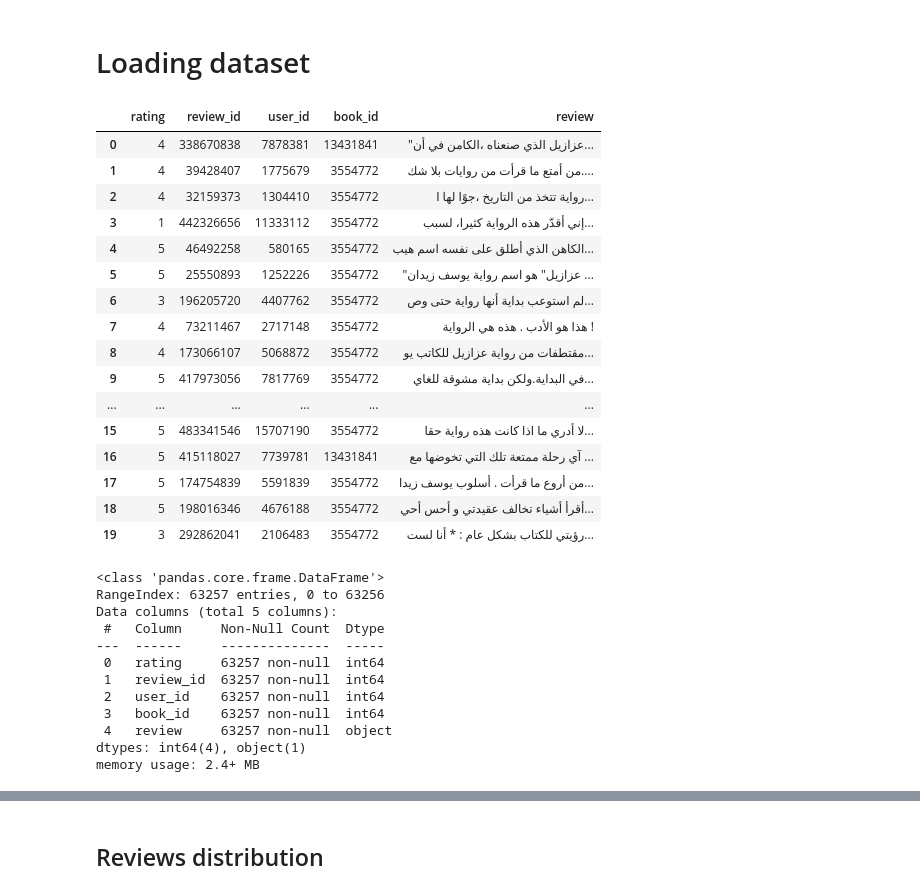
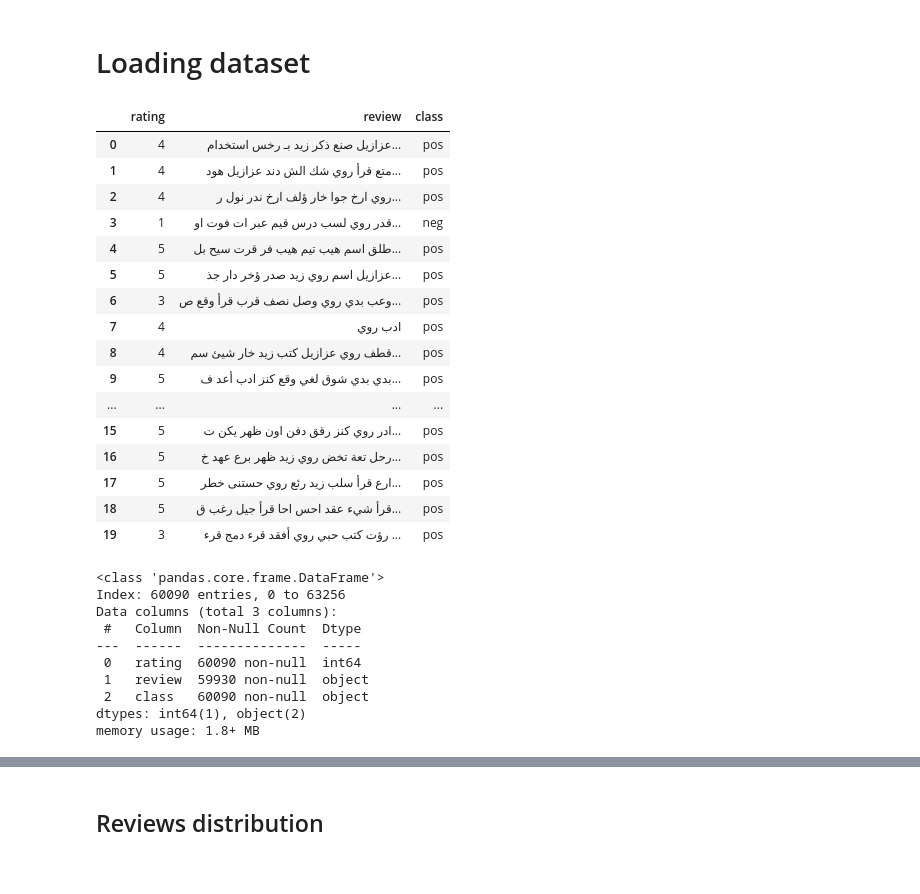
Before and after one commit to OtmaneDaoudi/Arabic-sentiment-analysis, a Jupyter notebook: arabic_sentiment_analysis.ipynb, the cells around one changed output, grey strips where cells are left out. Cells and saved outputs as stored; diff of their text form; code cells hidden in the pictures.

Commit message:
add LABR and models

```diff
--- a/arabic_sentiment_analysis.ipynb
+++ b/arabic_sentiment_analysis.ipynb
@@ -39,39 +50,39 @@ from sklearn.feature_extraction.text import CountVectorizer
 # %% [markdown]
 # Loading dataset
 # %%
-SEED = 21
-dataset = pd.read_csv("./datasets/LABR/reviews.tsv", sep = '\t', header=None, names = ["rating","review_id","user_id","book_id","review"])
-dataset.head(20)
+if os.path.exists("preprocessed_data.csv"):
+    data = pd.read_csv("preprocessed_data.csv", header = 0, names = ["rating","review", "class"])
+else:
+    data = pd.read_csv("./datasets/LABR/reviews.tsv", sep = '\t', header=None, names = ["rating","review_id","user_id","book_id","review"])
+data.head(20)
 # %% [output]
-|  | rating | review_id | user_id | book_id | review |
-| 0 | 4 | 338670838 | 7878381 | 13431841 | "عزازيل الذي صنعناه ،الكامن في أن... |
-| 1 | 4 | 39428407 | 1775679 | 3554772 | من أمتع ما قرأت من روايات بلا شك.... |
-| 2 | 4 | 32159373 | 1304410 | 3554772 | رواية تتخذ من التاريخ ،جوًا لها ا... |
-| 3 | 1 | 442326656 | 11333112 | 3554772 | إني أقدّر هذه الرواية كثيرا، لسبب... |
-| 4 | 5 | 46492258 | 580165 | 3554772 | الكاهن الذي أطلق على نفسه اسم هيب... |
-| 5 | 5 | 25550893 | 1252226 | 3554772 | "عزازيل" هو اسم رواية يوسف زيدان ... |
-| 6 | 3 | 196205720 | 4407762 | 3554772 | لم استوعب بداية أنها رواية حتى وص... |
-| 7 | 4 | 73211467 | 2717148 | 3554772 | هذا هو الأدب . هذه هي الرواية ! |
-| 8 | 4 | 173066107 | 5068872 | 3554772 | مقتطفات من رواية عزازيل للكاتب يو... |
-| 9 | 5 | 417973056 | 7817769 | 3554772 | في البداية.ولكن بداية مشوقة للغاي... |
-| ... | ... | ... | ... | ... | ... |
-| 15 | 5 | 483341546 | 15707190 | 3554772 | لا أدري ما اذا كانت هذه رواية حقا... |
-| 16 | 5 | 415118027 | 7739781 | 13431841 | آي رحلة ممتعة تلك التي تخوضها مع ... |
-| 17 | 5 | 174754839 | 5591839 | 3554772 | من أروع ما قرأت . أسلوب يوسف زيدا... |
-| 18 | 5 | 198016346 | 4676188 | 3554772 | أقرأ أشياء تخالف عقيدتي و أحس أحي... |
-| 19 | 3 | 292862041 | 2106483 | 3554772 | رؤيتي للكتاب بشكل عام : * أنا لست... |
+|  | rating | review | class |
+| 0 | 4 | عزازيل صنع ذكر زيد بـ رخس استخدام... | pos |
+| 1 | 4 | متع قرأ روي شك الش دند عزازيل هود... | pos |
+| 2 | 4 | روي ارخ جوا خار ؤلف ارخ ندر نول ر... | pos |
+| 3 | 1 | قدر روي لسب درس قيم عبر ات فوت او... | neg |
+| 4 | 5 | طلق اسم هيب تيم هيب فر قرت سيح بل... | pos |
+| 5 | 5 | عزازيل اسم روي زيد صدر ؤخر دار جذ... | pos |
+| 6 | 3 | وعب بدي روي وصل نصف قرب قرأ وقع ص... | pos |
+| 7 | 4 | ادب روي | pos |
+| 8 | 4 | قطف روي عزازيل كتب زيد خار شيئ سم... | pos |
+| 9 | 5 | بدي بدي شوق لغي وقع كنز ادب أعد ف... | pos |
+| ... | ... | ... | ... |
+| 15 | 5 | ادر روي كنز رقق دفن اون ظهر يكن ت... | pos |
+| 16 | 5 | رحل تعة تخض روي زيد ظهر برع عهد خ... | pos |
+| 17 | 5 | ارع قرأ سلب زيد رئع روي حستنى خطر... | pos |
+| 18 | 5 | قرأ شيء عقد احس احا قرأ جيل رغب ق... | pos |
+| 19 | 3 | رؤت كتب حبي روي أفقد قرء دمج قرء ... | pos |
 # %%
-dataset.info()
+data.info()
 # %% [output]
 <class 'pandas.core.frame.DataFrame'>
-RangeIndex: 63257 entries, 0 to 63256
-Data columns (total 5 columns):
- #   Column     Non-Null Count  Dtype
----  ------     --------------  -----
- 0   rating     63257 non-null  int64
- 1   review_id  63257 non-null  int64
- 2   user_id    63257 non-null  int64
- 3   book_id    63257 non-null  int64
- 4   review     63257 non-null  object
-dtypes: int64(4), object(1)
-memory usage: 2.4+ MB
+Index: 60090 entries, 0 to 63256
+Data columns (total 3 columns):
+ #   Column  Non-Null Count  Dtype
+---  ------  --------------  -----
+ 0   rating  60090 non-null  int64
+ 1   review  59930 non-null  object
+ 2   class   60090 non-null  object
+dtypes: int64(1), object(2)
+memory usage: 1.8+ MB
```
Also changed, not shown: parts of 126 cells of this notebook, 4 other files.
